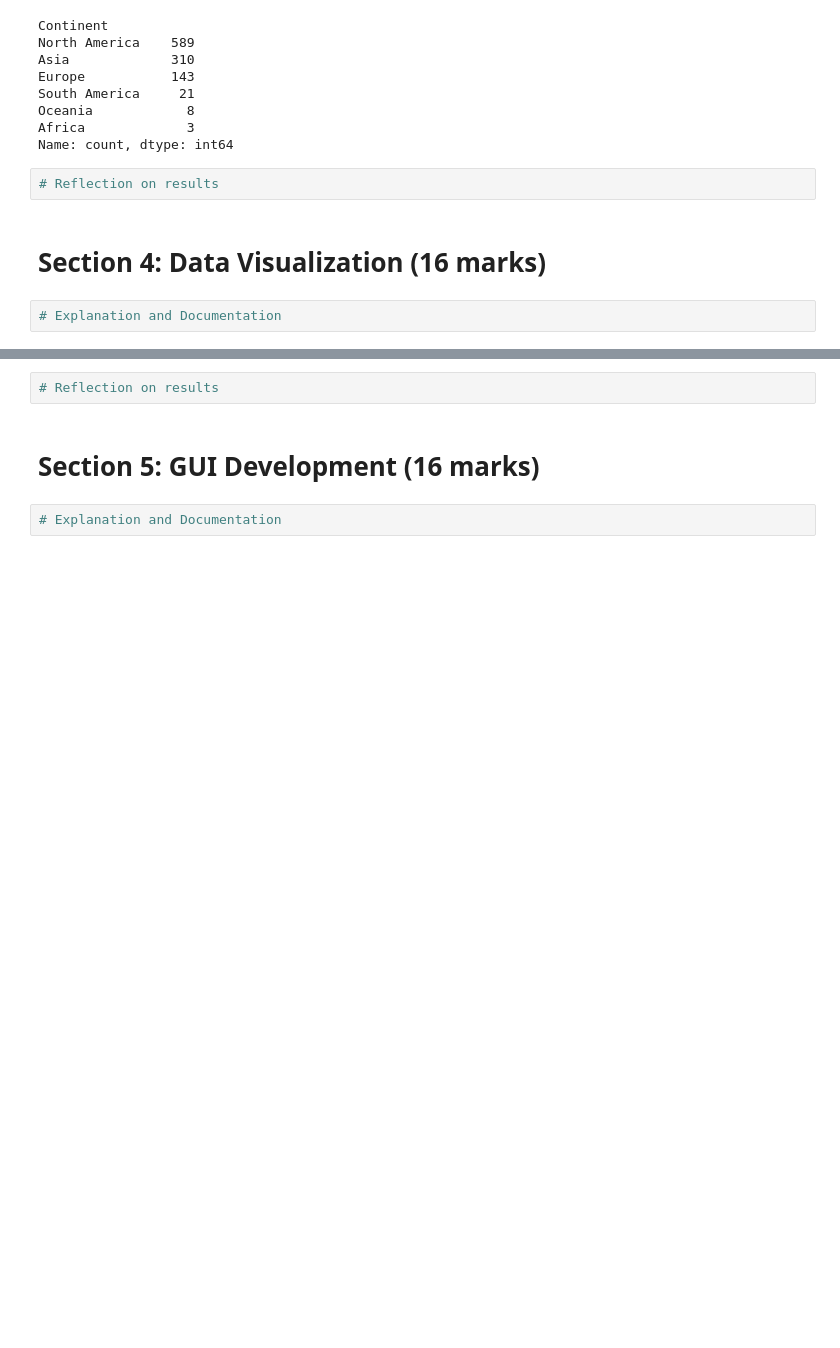
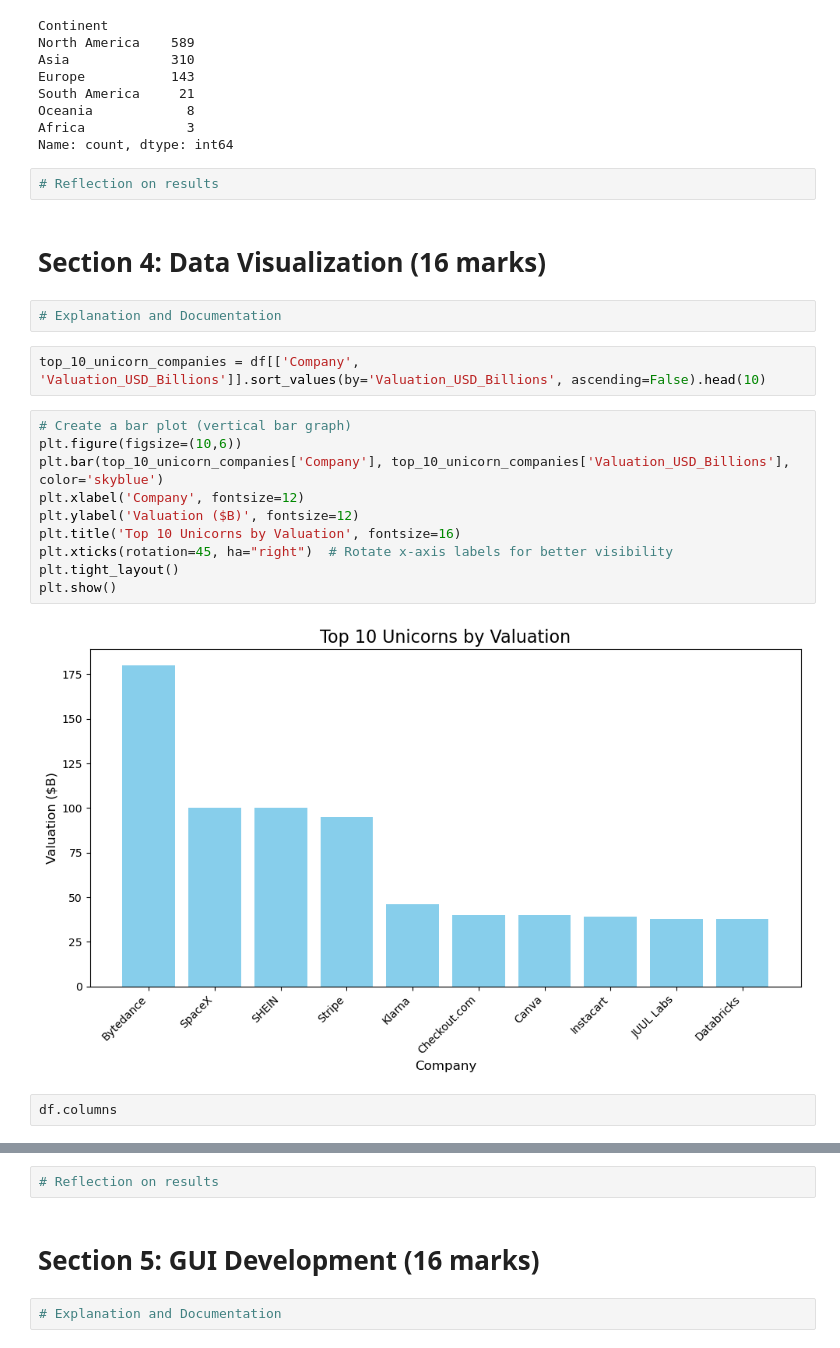
Before and after one commit to zakintue-debug/unicorn-data-analysis-python, a Jupyter notebook: NTU_XXXXX_SOFT40161_CourseWorkTemplate.ipynb, the cells around one changed output, grey strips where cells are left out. Cells and saved outputs as stored; diff of their text form; blank space fills up the shorter version.

Commit message:
Section 4: Data Visualization
Add visualization
as top 10 unicorn company
also add some pie chart visualization for companies by region

```diff
--- a/NTU_XXXXX_SOFT40161_CourseWorkTemplate.ipynb
+++ b/NTU_XXXXX_SOFT40161_CourseWorkTemplate.ipynb
@@ -456,3 +425,19 @@ Name: count, dtype: int64
 # Section 4: Data Visualization (16 marks)
 # %%
 # Explanation and Documentation
+# %%
+top_10_unicorn_companies = df[['Company', 'Valuation_USD_Billions']].sort_values(by='Valuation_USD_Billions', ascending=False).head(10)
+# %%
+# Create a bar plot (vertical bar graph)
+plt.figure(figsize=(10,6))
+plt.bar(top_10_unicorn_companies['Company'], top_10_unicorn_companies['Valuation_USD_Billions'], color='skyblue')
+plt.xlabel('Company', fontsize=12)
+plt.ylabel('Valuation ($B)', fontsize=12)
+plt.title('Top 10 Unicorns by Valuation', fontsize=16)
+plt.xticks(rotation=45, ha="right")  # Rotate x-axis labels for better visibility
+plt.tight_layout()
+plt.show()
+# %% [output]
+[figure, added]
+# %%
+df.columns
```
Also changed, not shown: parts of 13 cells of this notebook.
